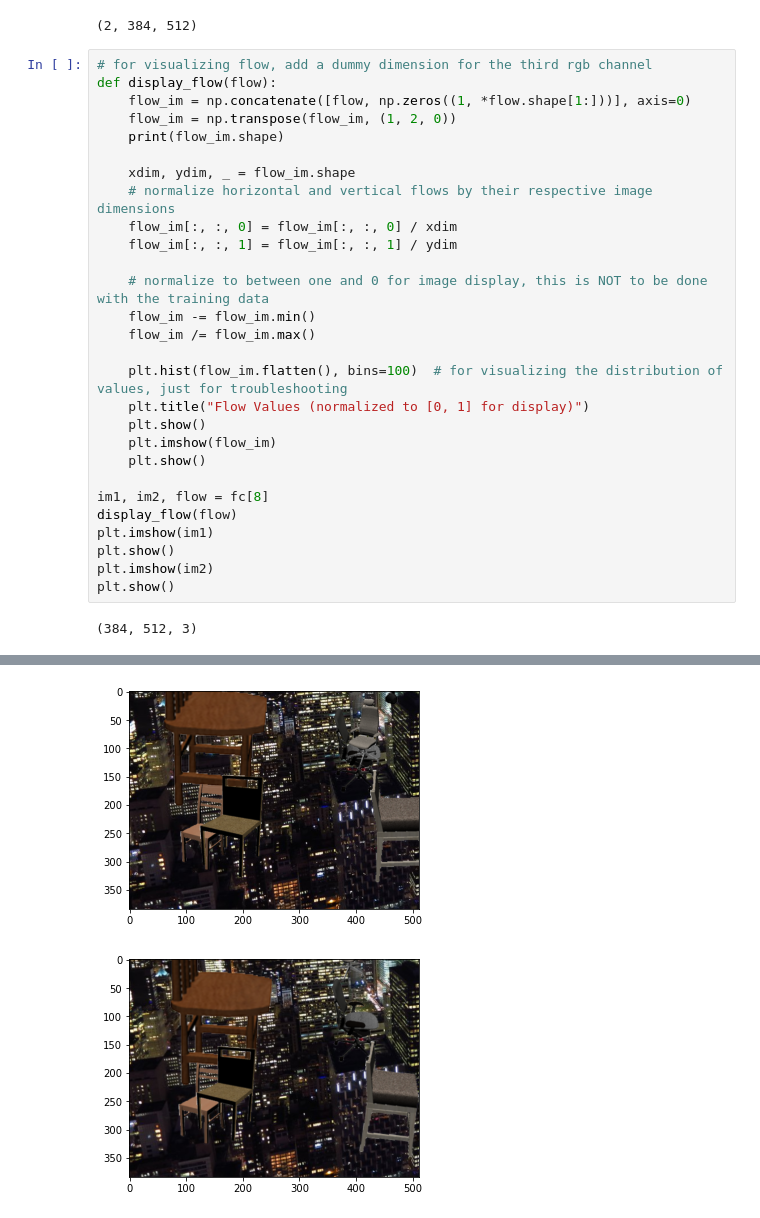
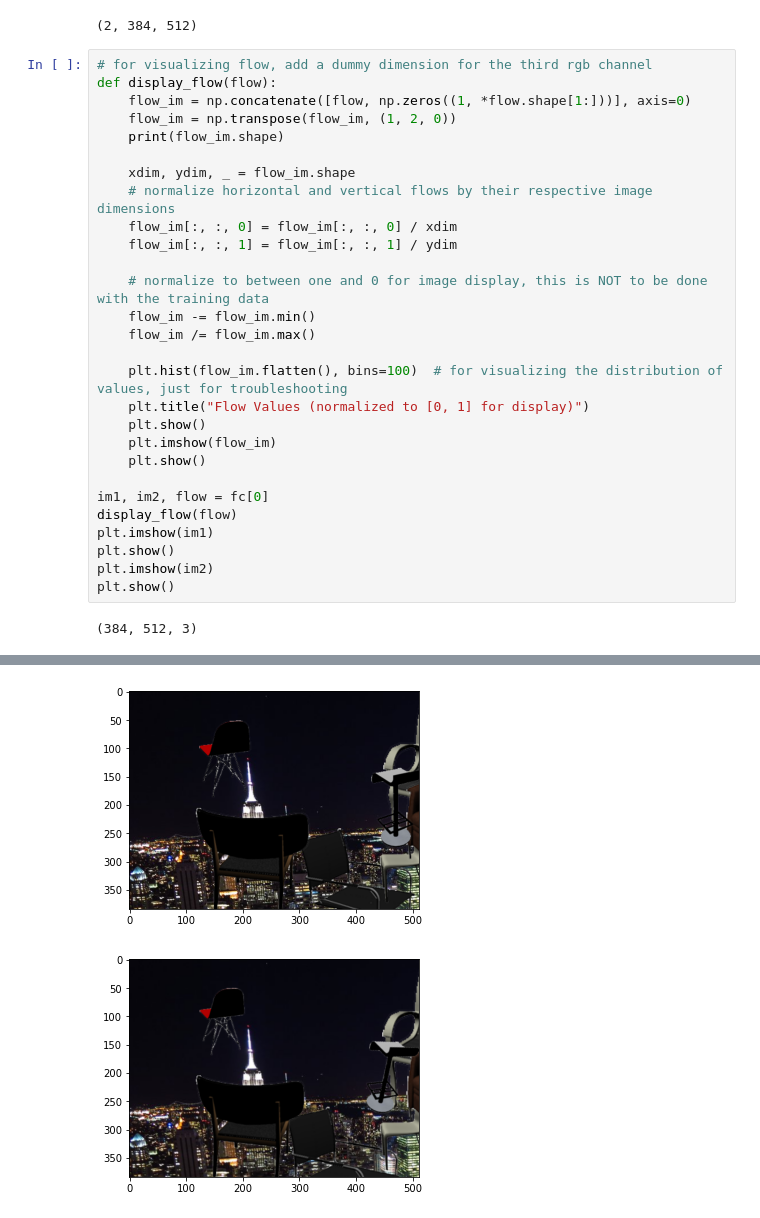
Before and after one commit to alexander-paskal/flowbots, a Jupyter notebook: flying_chairs_dataset.ipynb, the cells around one changed output, grey strips where cells are left out. Saved outputs shown, nothing was run; the diff lists cells and outputs as text.

```diff
--- a/flying_chairs_dataset.ipynb
+++ b/flying_chairs_dataset.ipynb
@@ -56,7 +56,7 @@ def display_flow(flow):
     plt.imshow(flow_im)
     plt.show()
 
-im1, im2, flow = fc[8]
+im1, im2, flow = fc[0]
 display_flow(flow)
 plt.imshow(im1)
 plt.show()
@@ -69,5 +69,5 @@ plt.show()
-[figure, old version]
+[figure, new version]
-[figure, old version]
+[figure, new version]
 # %%
 # for extracting the input images, converting them to numpy arrays and normalizing their values
 b = np.array(im1.getdata())
```
Also changed, not shown: parts of 5 cells of this notebook.
